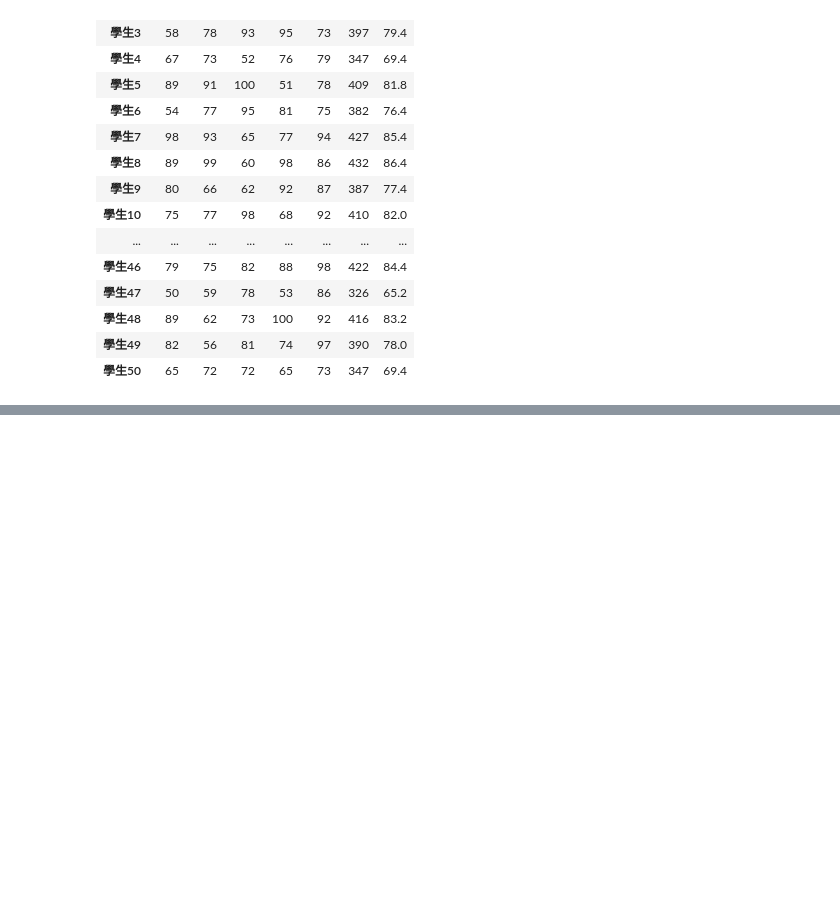
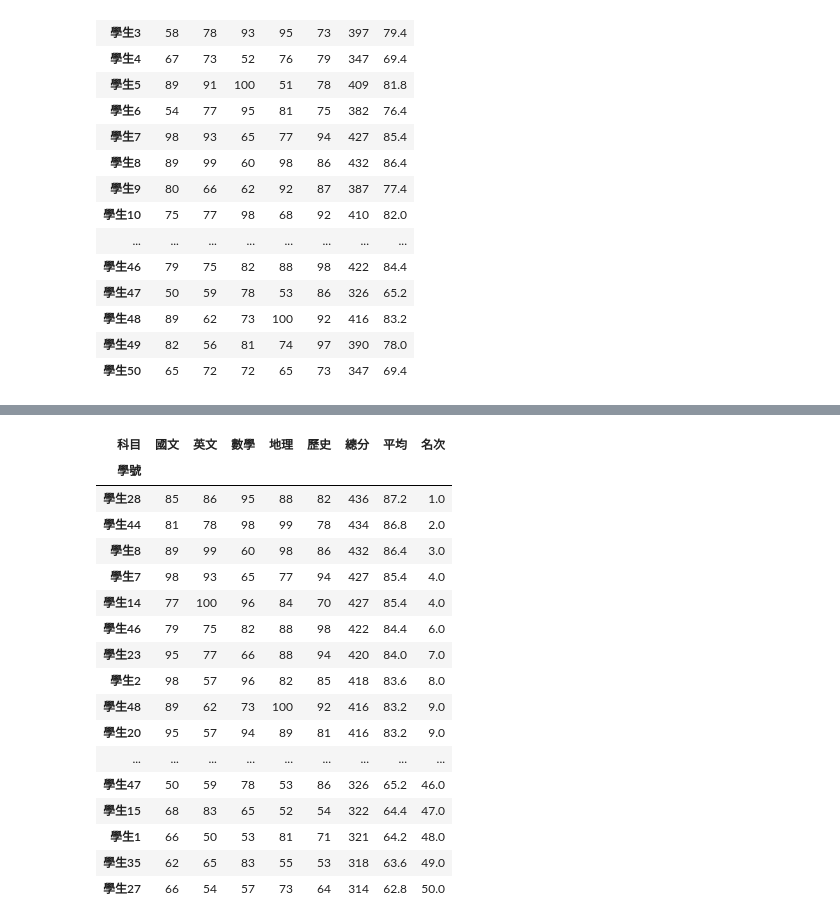
Before and after one commit to Chi-Feng-Tseng/test, a Jupyter notebook: lesson16/lesson16_2.ipynb, the cells around one changed output, grey strips where cells are left out. Drawn from its saved outputs; the diff is of its cells as text; code cells hidden in the pictures; blank space fills up the shorter version.

```diff
--- a/lesson16/lesson16_2.ipynb
+++ b/lesson16/lesson16_2.ipynb
@@ -97,0 +162,25 @@ score_pd
+# %%
+sorted_pd = score_pd.sort_values(by='總分', ascending=False)
+rand_series = sorted_pd['總分'].rank(ascending=False,method='min')
+sorted_pd['名次'] = rand_series
+# %%
+sorted_pd
+# %% [output]
+| 科目 | 國文 | 英文 | 數學 | 地理 | 歷史 | 總分 | 平均 | 名次 |
+| 學號 |  |  |  |  |  |  |  |  |
+| 學生28 | 85 | 86 | 95 | 88 | 82 | 436 | 87.2 | 1.0 |
+| 學生44 | 81 | 78 | 98 | 99 | 78 | 434 | 86.8 | 2.0 |
+| 學生8 | 89 | 99 | 60 | 98 | 86 | 432 | 86.4 | 3.0 |
+| 學生7 | 98 | 93 | 65 | 77 | 94 | 427 | 85.4 | 4.0 |
+| 學生14 | 77 | 100 | 96 | 84 | 70 | 427 | 85.4 | 4.0 |
+| 學生46 | 79 | 75 | 82 | 88 | 98 | 422 | 84.4 | 6.0 |
+| 學生23 | 95 | 77 | 66 | 88 | 94 | 420 | 84.0 | 7.0 |
+| 學生2 | 98 | 57 | 96 | 82 | 85 | 418 | 83.6 | 8.0 |
+| 學生48 | 89 | 62 | 73 | 100 | 92 | 416 | 83.2 | 9.0 |
+| 學生20 | 95 | 57 | 94 | 89 | 81 | 416 | 83.2 | 9.0 |
+| ... | ... | ... | ... | ... | ... | ... | ... | ... |
+| 學生47 | 50 | 59 | 78 | 53 | 86 | 326 | 65.2 | 46.0 |
+| 學生15 | 68 | 83 | 65 | 52 | 54 | 322 | 64.4 | 47.0 |
+| 學生1 | 66 | 50 | 53 | 81 | 71 | 321 | 64.2 | 48.0 |
+| 學生35 | 62 | 65 | 83 | 55 | 53 | 318 | 63.6 | 49.0 |
+| 學生27 | 66 | 54 | 57 | 73 | 64 | 314 | 62.8 | 50.0 |
```
Also changed, not shown: parts of 3 cells of this notebook.
